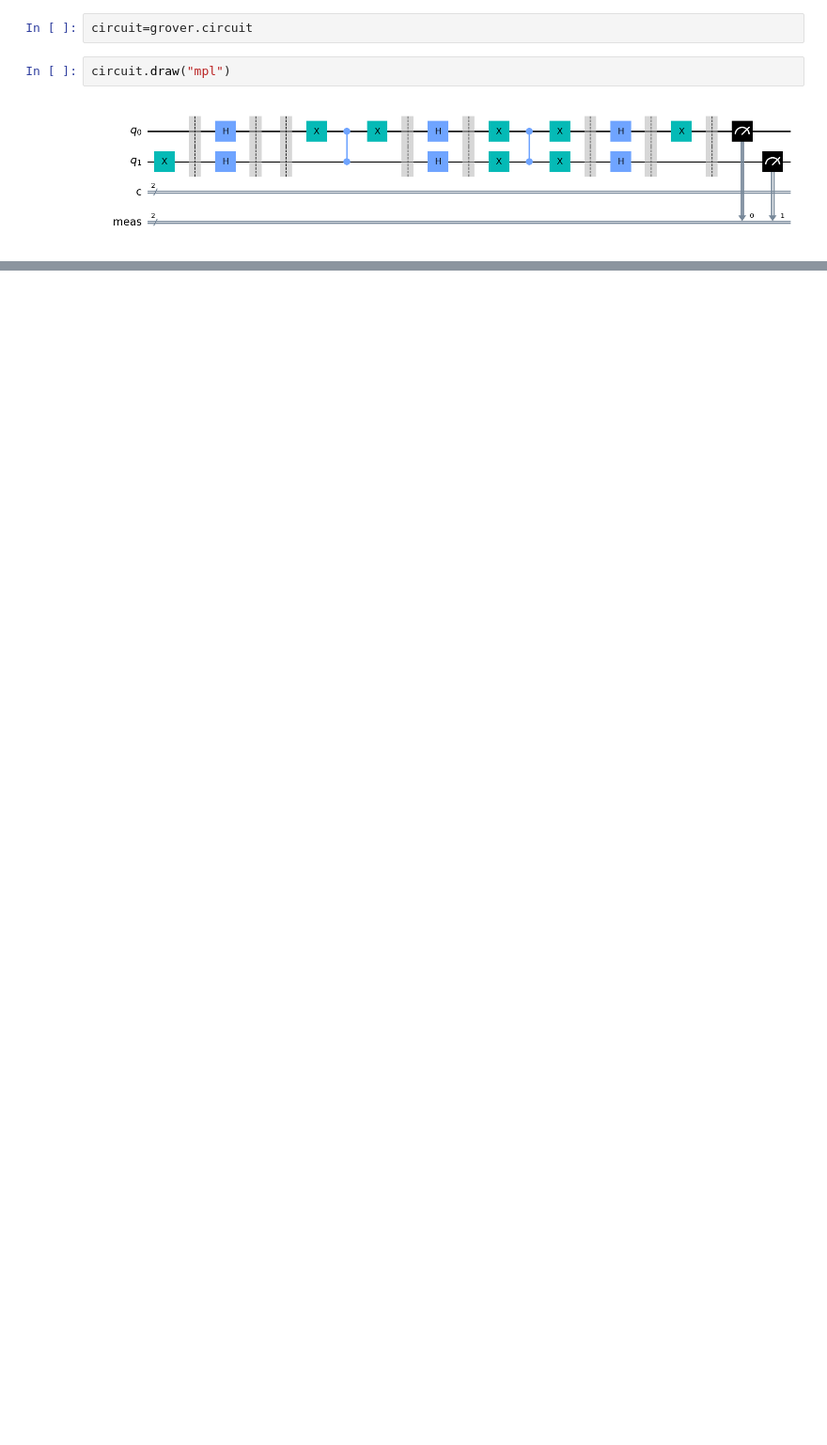
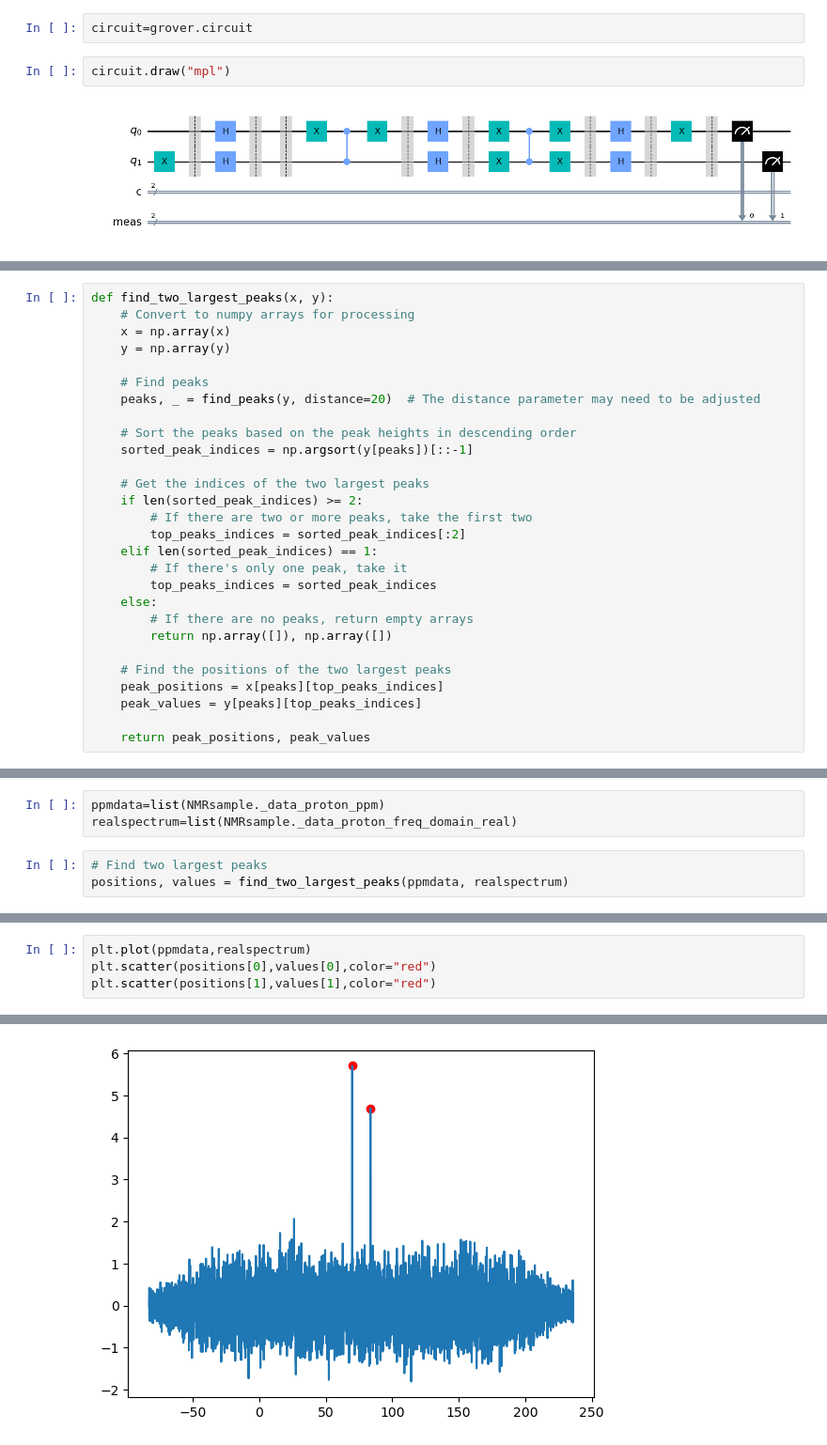
Before and after one commit to yezhuoyang/NMRPulse, a Jupyter notebook: example.ipynb, the cells around one changed output, grey strips where cells are left out. Shown at 94% size. Drawn from its saved outputs; the diff is of its cells as text; blank space fills up the shorter version.

```diff
--- a/example.ipynb
+++ b/example.ipynb
@@ -30,0 +27,28 @@ database
+# %%
+def find_two_largest_peaks(x, y):
+    # Convert to numpy arrays for processing
+    x = np.array(x)
+    y = np.array(y)
+
+    # Find peaks
+    peaks, _ = find_peaks(y, distance=20)  # The distance parameter may need to be adjusted
+
+    # Sort the peaks based on the peak heights in descending order
+    sorted_peak_indices = np.argsort(y[peaks])[::-1]
+
+    # Get the indices of the two largest peaks
+    if len(sorted_peak_indices) >= 2:
+        # If there are two or more peaks, take the first two
+        top_peaks_indices = sorted_peak_indices[:2]
+    elif len(sorted_peak_indices) == 1:
+        # If there's only one peak, take it
+        top_peaks_indices = sorted_peak_indices
+    else:
+        # If there are no peaks, return empty arrays
+        return np.array([]), np.array([])
+
+    # Find the positions of the two largest peaks
+    peak_positions = x[peaks][top_peaks_indices]
+    peak_values = y[peaks][top_peaks_indices]
+
+    return peak_positions, peak_values
@@ -30,0 +65,6 @@ database
+# %%
+ppmdata=list(NMRsample._data_proton_ppm)
+realspectrum=list(NMRsample._data_proton_freq_domain_real)
+# %%
+# Find two largest peaks
+positions, values = find_two_largest_peaks(ppmdata, realspectrum)
@@ -30,0 +79,5 @@ database
+# %%
+plt.plot(ppmdata,realspectrum)
+plt.scatter(positions[0],values[0],color="red")
+plt.scatter(positions[1],values[1],color="red")
+# %% [output]
@@ -30,0 +85 @@ database
+[figure, added]
```
Also changed, not shown: parts of 9 cells of this notebook, 52 other files.
